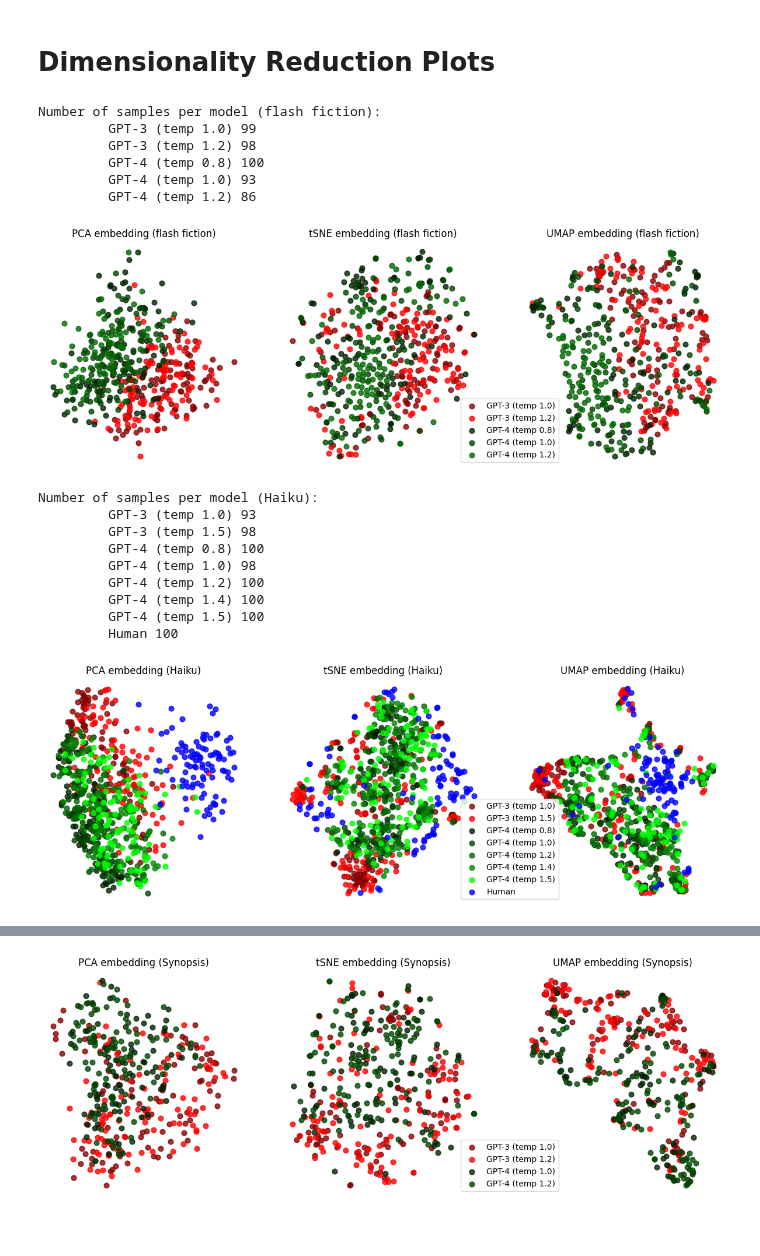
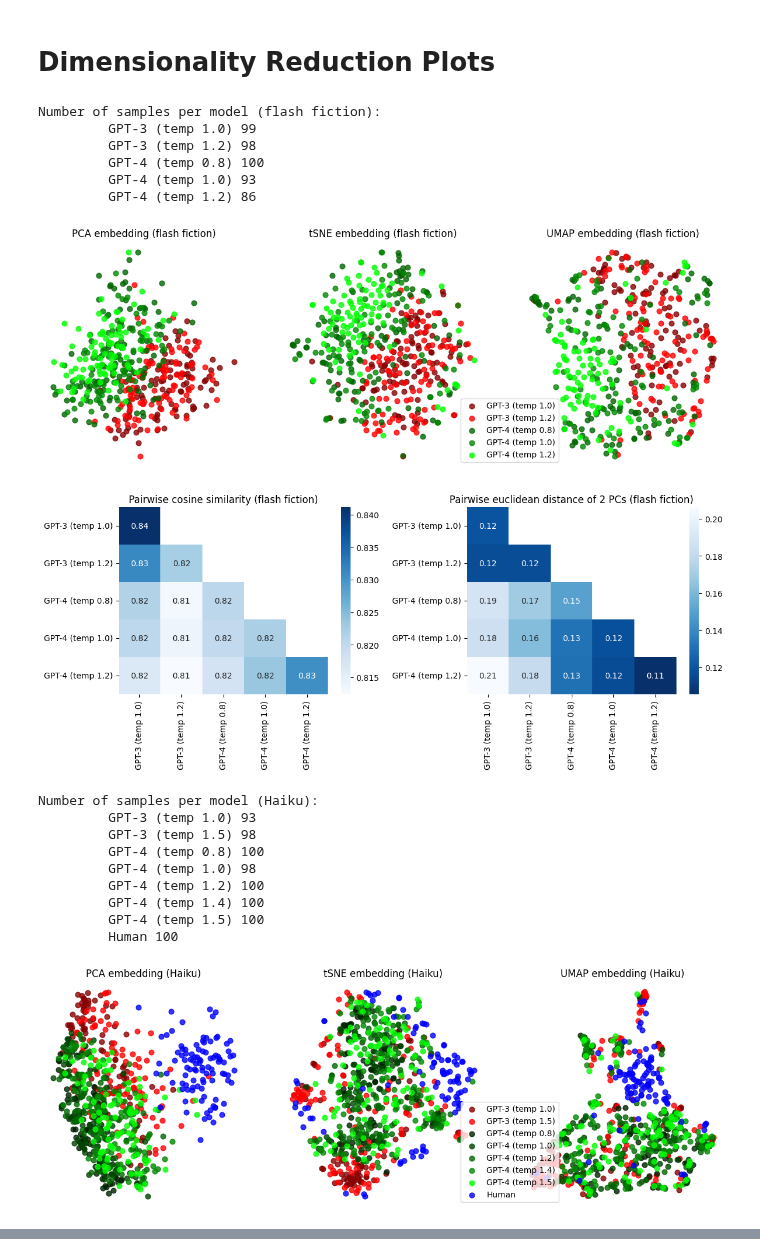
Before and after one commit to AntoineBellemare/DAT_GPT, a Jupyter notebook: notebook/text_embedding_viz.ipynb, the cells around one changed output, grey strips where cells are left out. Saved outputs shown, nothing was run; the diff lists cells and outputs as text; code cells hidden in the pictures; blank space fills up the shorter version.

```diff
--- a/notebook/text_embedding_viz.ipynb
+++ b/notebook/text_embedding_viz.ipynb
@@ -66,6 +91,38 @@ def load_data(data_locations, max_samples=100):
+# %%
+def load_data(data_locations, max_samples=100):
+    data = {}
+    for name, loc in data_locations.items():
+        data[name] = np.array(list(json.load(open(loc, "r")).values()))[:max_samples]
+    return data
+
+def embedding_summary(data_locations, data_name, colors=None):
+    data = load_data(data_locations)
+
+    print(f"Number of samples per model ({data_name}):")
+    for name, vecs in data.items():
+        print("\t", name, vecs.shape[0])
+
+    plt.figure(figsize=(15, 5))
+    plt.subplot(131)
+    plot_embedding(data, data_name, embedding_type="PCA", colors=colors, legend=False, show=False)
+    plt.subplot(132)
+    plot_embedding(data, data_name, embedding_type="tSNE", colors=colors, legend=False, show=False)
+    plt.subplot(133)
+    plot_embedding(data, data_name, embedding_type="UMAP", colors=colors, legend=False, show=False)
+    plt.legend(loc="lower right", bbox_to_anchor=(0.2, 0))
+    plt.show()
+
+def pairwise_distance_summary(data_locations, data_name):
+    data = load_data(data_locations)
+
+    plt.figure(figsize=(12, 5))
+    plt.subplot(121)
+    plot_pairwise_similarity(data, data_name, metric="cosine", cmap="Blues", show=False)
+    plt.subplot(122)
+    plot_pairwise_similarity(data, data_name, metric="euclidean", pca_comps=2, cmap="Blues_r", show=False)
+    plt.tight_layout()
+    plt.show()
 # %%
-colors = ["#880000", "#ff0000", "#002200", "#004400", "#006600", "#008800", "#00ff00", "#0000ff"]
-
 data_name = "flash fiction"
 data_locations = {
     "GPT-3 (temp 1.0)": "../machine_data_stories/embeddings/GPT3_temp1.0_flash_fiction_nocrea100_vecs.json",
@@ -74,37 +131,41 @@ data_locations = {
     "GPT-4 (temp 1.0)": "../machine_data_stories/embeddings/GPT4_temp1.0_flash_fiction_nocrea100_vecs.json",
     "GPT-4 (temp 1.2)": "../machine_data_stories/embeddings/GPT4_temp1.2_flash_fiction_nocrea_vecs.json",
 }
-summary(data_locations, data_name)
+embedding_summary(data_locations, data_name, colors=["#880000", "#ff0000", "#006600", "#008800", "#00ff00"])
+pairwise_distance_summary(data_locations, data_name)
 
 data_name = "Haiku"
 data_locations = {
     "GPT-3 (temp 1.0)": "../machine_data_stories/embeddings/GPT3_temp1.0_haiku_nocrea100_vecs.json",
     "GPT-3 (temp 1.5)": "../machine_data_stories/embeddings/GPT3_temp1.5_haiku_nocrea_vecs.json",
     "GPT-4 (temp 0.8)": "../machine_data_stories/embeddings/GPT4_temp0.8_haiku_nocrea110_vecs.json",
     "GPT-4 (temp 1.0)": "../machine_data_stories/embeddings/GPT4_temp1.0_haiku_nocrea100_vecs.json",
     "GPT-4 (temp 1.2)": "../machine_data_stories/embeddings/GPT4_temp1.2_haiku_nocrea130_vecs.json",
     "GPT-4 (temp 1.4)": "../machine_data_stories/embeddings/GPT4_temp1.4_haiku_nocrea110_vecs.json",
     "GPT-4 (temp 1.5)": "../machine_data_stories/embeddings/GPT4_temp1.5_haiku_nocrea_vecs.json",
     "Human": "../machine_data_stories/embeddings/human_haiku_tempslibres_vecs.json",
 }
-summary(data_locations, data_name)
+embedding_summary(data_locations, data_name, colors=["#880000", "#ff0000", "#002200", "#004400", "#006600", "#008800", "#00ff00", "#0000ff"])
+pairwise_distance_summary(data_locations, data_name)
 
 data_name = "Synopsis"
 data_locations = {
     "GPT-3 (temp 1.0)": "../machine_data_stories/embeddings/GPT3_temp1.0_synopsis_nocrea100_vecs.json",
     "GPT-3 (temp 1.2)": "../machine_data_stories/embeddings/GPT3_temp1.2_synopsis_nocrea_vecs.json",
     "GPT-4 (temp 1.0)": "../machine_data_stories/embeddings/GPT4_temp1.0_synopsis_nocrea100_vecs.json",
     "GPT-4 (temp 1.2)": "../machine_data_stories/embeddings/GPT4_temp1.2_synopsis_nocrea_vecs.json",
 }
-summary(data_locations, data_name)
+embedding_summary(data_locations, data_name, colors=["#880000", "#ff0000", "#008800", "#00ff00"])
+pairwise_distance_summary(data_locations, data_name)
 # %% [output]
 Number of samples per model (flash fiction):
          GPT-3 (temp 1.0) 99
          GPT-3 (temp 1.2) 98
          GPT-4 (temp 0.8) 100
          GPT-4 (temp 1.0) 93
          GPT-4 (temp 1.2) 86
-[figure, old version]
+[figure, new version]
+[figure, new version]
 Number of samples per model (Haiku):
          GPT-3 (temp 1.0) 93
          GPT-3 (temp 1.5) 98
@@ -114,4 +175,4 @@ Number of samples per model (Haiku):
          GPT-4 (temp 1.4) 100
          GPT-4 (temp 1.5) 100
          Human 100
-[figure, old version]
+[figure, new version]
@@ -120,4 +182,3 @@ Number of samples per model (Synopsis):
          GPT-3 (temp 1.2) 98
          GPT-4 (temp 1.0) 95
          GPT-4 (temp 1.2) 100
-[figure, old version]
```
Also changed, not shown: parts of 8 cells of this notebook.
